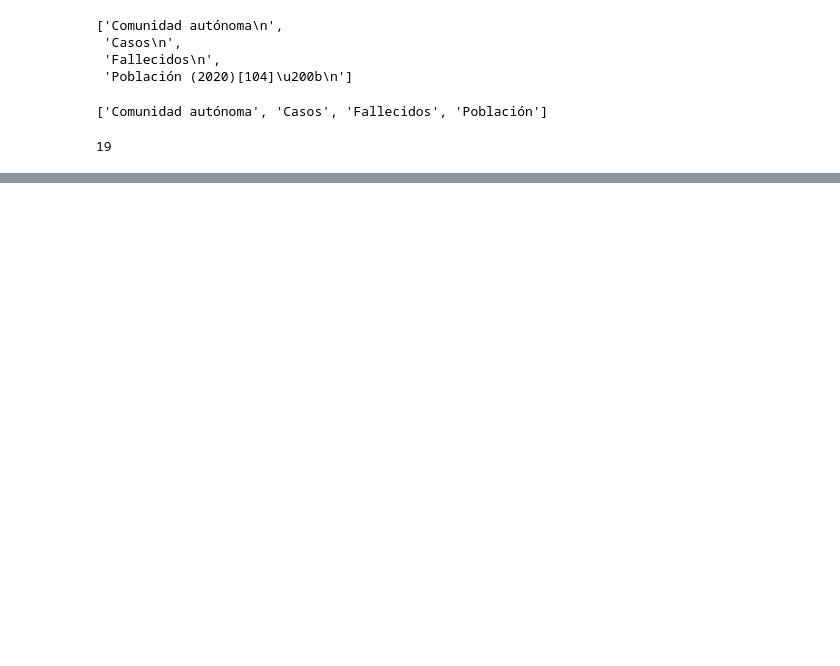
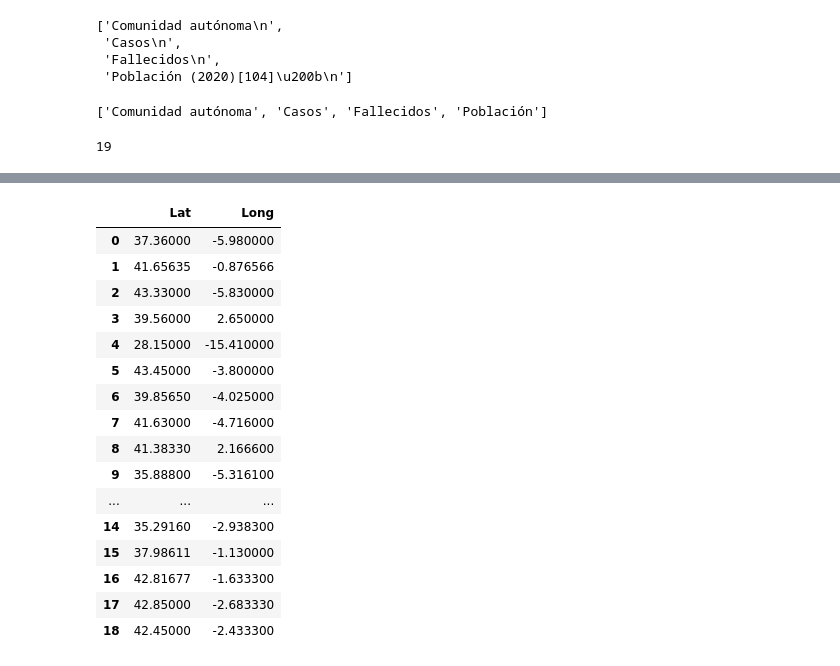
Before and after one commit to BorjaEACode/Mid_Course_Project, a Jupyter notebook: webscraping.ipynb, the cells around one changed output, grey strips where cells are left out. Drawn from its saved outputs; the diff is of its cells as text; code cells hidden in the pictures; blank space fills up the shorter version.

```diff
--- a/webscraping.ipynb
+++ b/webscraping.ipynb
@@ -146,0 +284,20 @@ df_incidencia
+# %%
+df_location
+# %% [output]
+|  | Lat | Long |
+| 0 | 37.36000 | -5.980000 |
+| 1 | 41.65635 | -0.876566 |
+| 2 | 43.33000 | -5.830000 |
+| 3 | 39.56000 | 2.650000 |
+| 4 | 28.15000 | -15.410000 |
+| 5 | 43.45000 | -3.800000 |
+| 6 | 39.85650 | -4.025000 |
+| 7 | 41.63000 | -4.716000 |
+| 8 | 41.38330 | 2.166600 |
+| 9 | 35.88800 | -5.316100 |
+| ... | ... | ... |
+| 14 | 35.29160 | -2.938300 |
+| 15 | 37.98611 | -1.130000 |
+| 16 | 42.81677 | -1.633300 |
+| 17 | 42.85000 | -2.683330 |
+| 18 | 42.45000 | -2.433300 |
```
Also changed, not shown: parts of 41 cells of this notebook.
